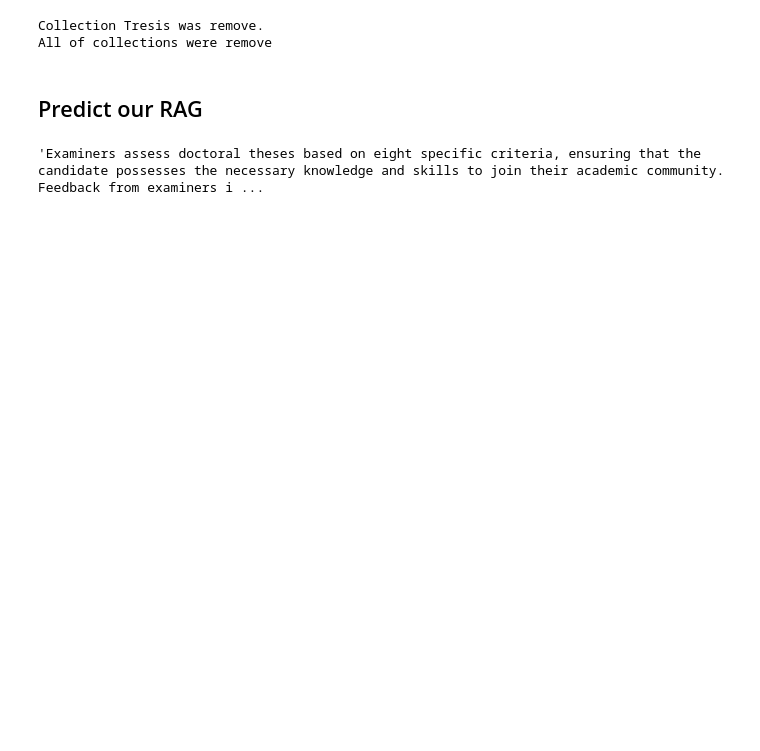
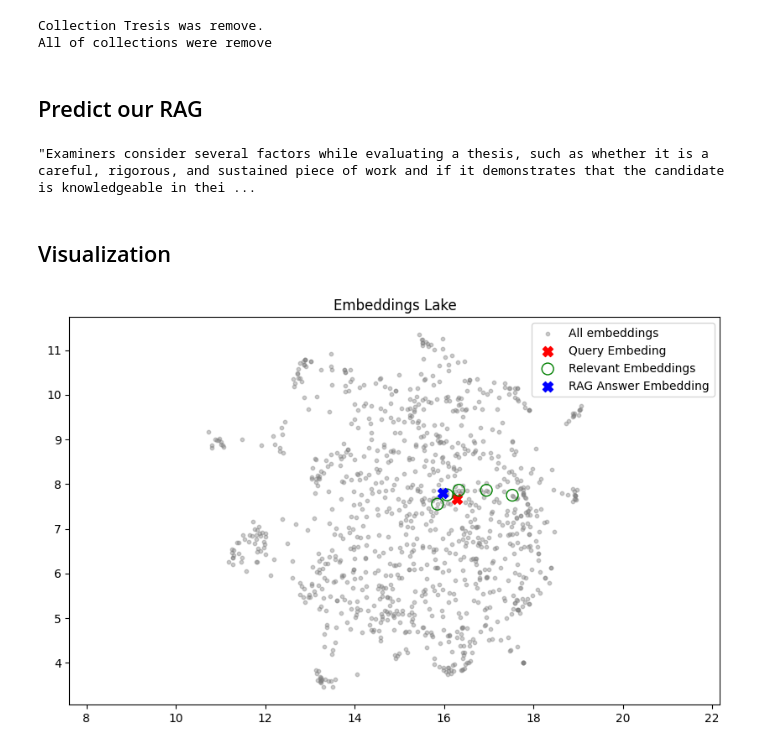
Before and after one commit to RyzhkovIlia/RAG, a Jupyter notebook: main.ipynb, the cells around one changed output. Drawn from its saved outputs; the diff is of its cells as text; code cells hidden in the pictures; blank space fills up the shorter version.

Commit message:
upgrade project

```diff
--- a/main.ipynb
+++ b/main.ipynb
@@ -368,7 +380,7 @@ def get_gpt_model() -> genai.GenerativeModel:
 
     return model
 # %%
-def generate_answer_promt(
+def generate_answer_prompt(
         query:str,
         retriever:MilvusCollectionHybridSearchRetriever,
         model:genai.GenerativeModel
@@ -394,8 +406,8 @@ def generate_answer_promt(
 # Get predict from our questoin
 model = get_gpt_model()
 query="What factors do examiners consider when evaluating a thesis, and how do they use examiner reports to improve the quality of the candidate’s work?"
-answer = generate_answer_promt(query=query, model=model, retriever=retriever)
+answer = generate_answer_prompt(query=query, model=model, retriever=retriever)
 answer
 # %% [output]
-'Examiners assess doctoral theses based on eight specific criteria, ensuring that the candidate possesses the necessary knowledge and skills to join their academic community. Feedback from examiners i ...
+"Examiners consider several factors while evaluating a thesis, such as whether it is a careful, rigorous, and sustained piece of work and if it demonstrates that the candidate is knowledgeable in thei ...
 # %%
@@ -419,0 +417,2 @@ answer
+# %% [markdown]
+## Visualization
@@ -420,10 +442,34 @@ answer
+# %%
+# Load dence embedding model
+model = SentenceTransformerEmbeddings(f'src/embed_models/dense_embedding_model_{name_of_collection}')
+# Get relevant text embeddings
+embed_ret = [model.model.encode(i.page_content) for i in retriever.invoke(query)]
+# Get all collection embeddings
+embed_all = [retriever.field_embeddings[0].embed_documents([i['text']])[0] for i in retriever.collection.query(expr="doc_id >= '0'", output_fields=['text'])]
+# Get your query embedding
+embed_query = model.model.encode(query)
+# Get RAG answer embedding
+embed_answer = model.model.encode(answer)
+
+# Get UMAP model trained on all collection embeddings
+umap_transform_all = umap.UMAP(random_state=0, transform_seed=0).fit(embed_all)
+
+# Get Arrays of UMAP model point for visualization
+projected_dataset_embeddings = project_embeddings(embed_all, umap_transform_all)
+projected_query_embedding = project_embeddings([embed_query], umap_transform_all)
+projected_answer_embedding = project_embeddings([embed_answer], umap_transform_all)
+projected_retrieved_embeddings = project_embeddings(embed_ret, umap_transform_all)
 # %%
-# plt.figure()
-# plt.scatter(projected_dataset_embeddings[:, 0], projected_dataset_embeddings[:, 1], s=10, color='gray')
-# plt.scatter(projected_query_embedding[:, 0], projected_query_embedding[:, 1], s=50, marker='X', color='r')
-# plt.scatter(projected_retrieved_embeddings[:, 0], projected_retrieved_embeddings[:, 1], s=100, facecolors='none', edgecolors='g')
+# Create scatter plots
 
-# plt.gca().set_aspect('equal', 'datalim')
-# plt.title(f'{query}')
-# plt.show()
-# # plt.axis('off')
+plt.figure(figsize=(10, 6))
+plt.scatter(projected_dataset_embeddings[:, 0], projected_dataset_embeddings[:, 1], s=10, color='gray', alpha=0.4, label='All embeddings')
+plt.scatter(projected_query_embedding[:, 0], projected_query_embedding[:, 1], s=75, marker='X', color='r', label='Query Embeding')
+plt.scatter(projected_retrieved_embeddings[:, 0], projected_retrieved_embeddings[:, 1], s=100, facecolors='none', edgecolors='g', label='Relevant Embeddings')
+plt.scatter(projected_answer_embedding[:, 0], projected_answer_embedding[:, 1], s=75, marker='X', color='blue', label='RAG Answer Embedding')
+plt.legend()
+plt.gca().set_aspect('equal', 'datalim')
+plt.title('Embeddings Lake')
+plt.show()
+# %% [output]
+[figure, added]
```
Also changed, not shown: parts of 14 cells of this notebook, 10 other files.
